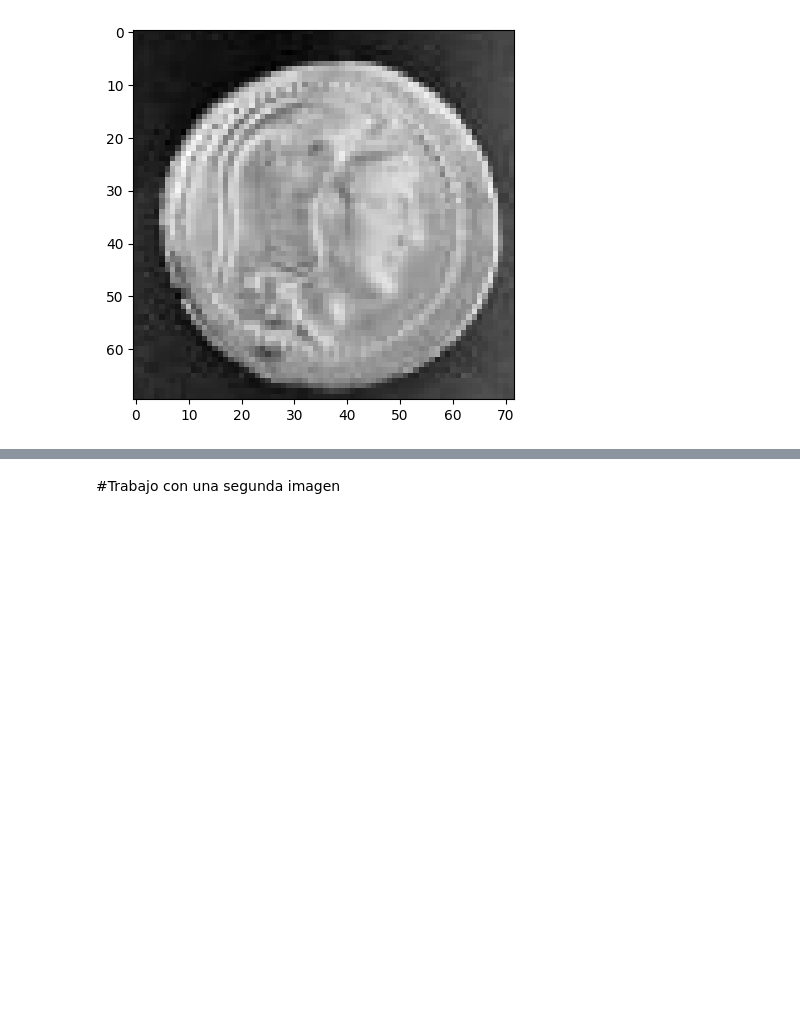
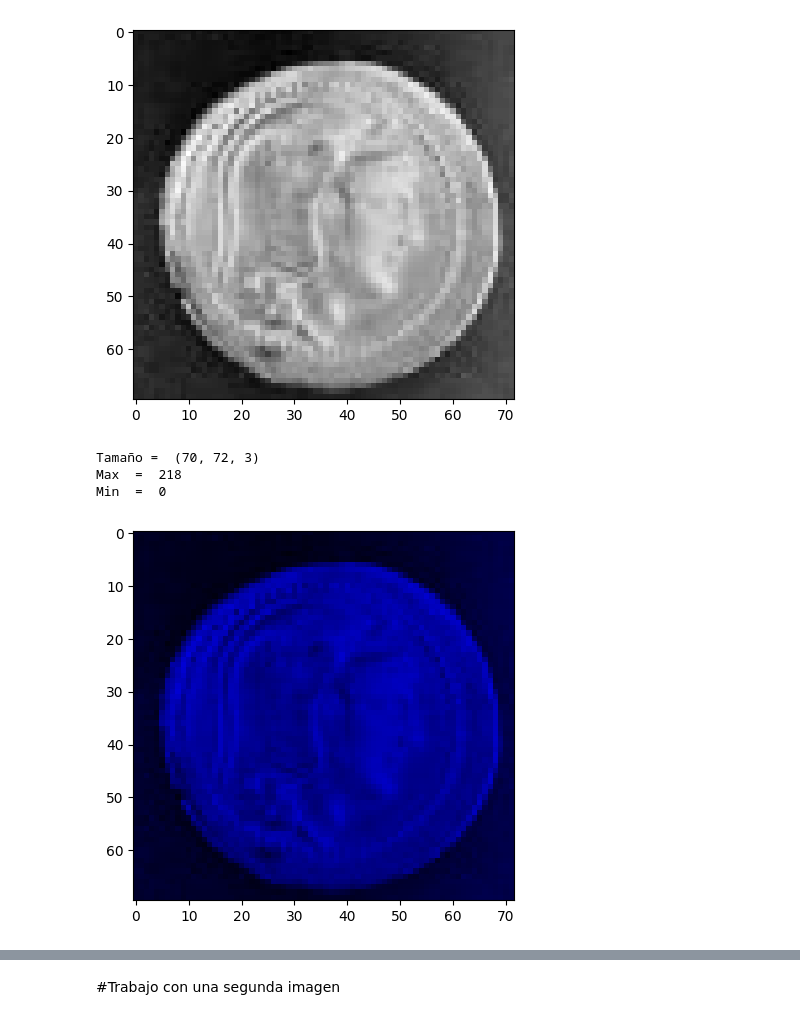
Before and after one commit to garzamorada/procesamiento_digital_de_imagenes, a Jupyter notebook: introduccion/introduccion_a_openCV.ipynb, the cells around one changed output, grey strips where cells are left out. Cells and saved outputs as stored; diff of their text form; code cells hidden in the pictures; blank space fills up the shorter version.

```diff
--- a/introduccion/introduccion_a_openCV.ipynb
+++ b/introduccion/introduccion_a_openCV.ipynb
@@ -187,6 +187,11 @@ plt.show()
 # %%
 # Convertir a hsv usando OpenCV
 hsv_image = cv2.cvtColor(img_cropped, cv2.COLOR_BGR2HSV)
 data_img(hsv_image)
-plt.imshow(hsv_image, cmap='gray')
+plt.imshow(hsv_image)
 plt.show()
+# %% [output]
+Tamaño =  (70, 72, 3)
+Max  =  218
+Min  =  0
+[figure, added]
```
Also changed, not shown: parts of 5 cells of this notebook.
